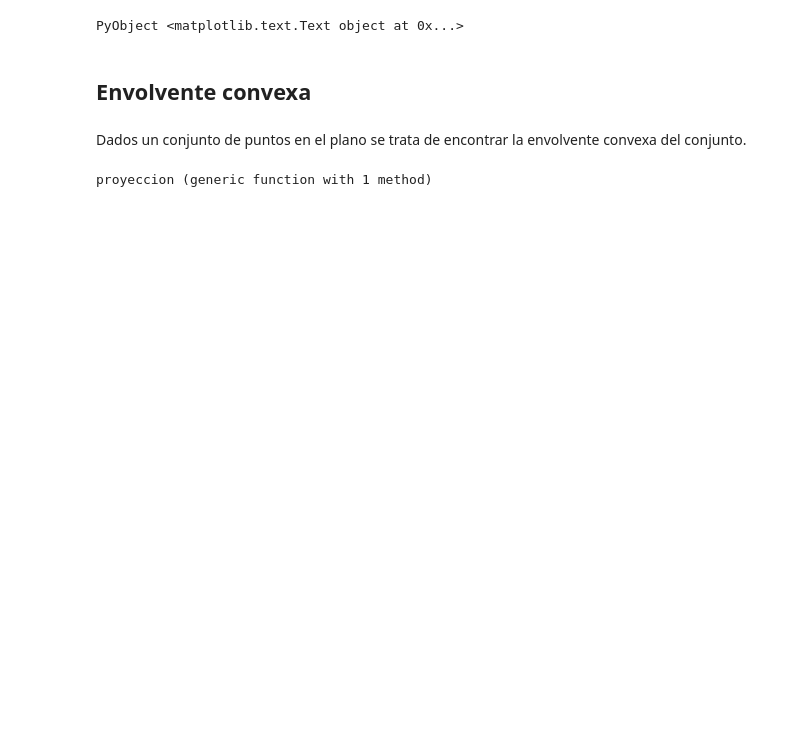
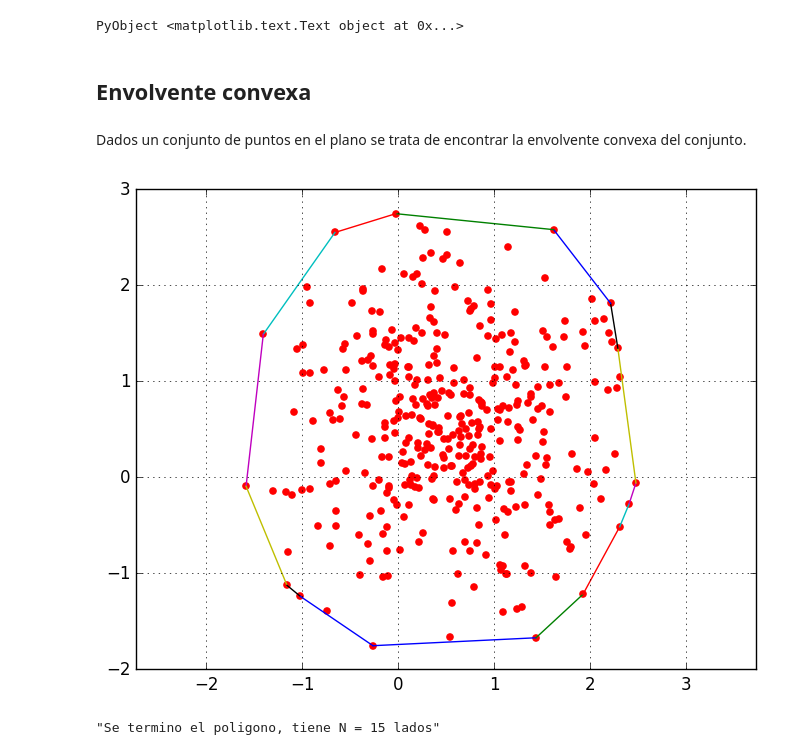
Before and after one commit to nicolasdiazn/2017-1_TS_Pineda, a Jupyter notebook: tareas/T03_diegohdzrjk.ipynb, the cells around one changed output. Cells and saved outputs as stored; diff of their text form; code cells hidden in the pictures; blank space fills up the shorter version.

```diff
--- a/tareas/T03_diegohdzrjk.ipynb
+++ b/tareas/T03_diegohdzrjk.ipynb
@@ -59,50 +59,3 @@ PyObject <matplotlib.text.Text object at 0x...>
 ## Envolvente convexa
 # %% [markdown]
 Dados un conjunto de puntos en el plano se trata de encontrar la envolvente convexa del conjunto.
-# %%
-function proyeccion(v, u)
-    v_uni = v/norm(v)
-    u_uni = u/norm(u)
-    return dot(vec(u_uni),vec(v_uni))
-end
-
-function busca_siguiente(puntos, idx_actual, idx_pasado=-5)
-    N = length(puntos[:,1])
-
-    if idx_pasado != 5
-        arista = puntos[idx_actual]-puntos[idx_pasado]
-    else
-        arista = puntos[idx_actual]-[puntos[idx_actual,2] -puntos[idx_actual,1]]
-    end
-    arista = arista/norm(arista)
-
-    proyecciones = zeros(N)
-    for i in 1:N
-        puntos_normalizados = puntos[i,:] - puntos[idx_actual,:]
-        proyecciones[i] = proyeccion(puntos[idx_actual,:], puntos_normalizados/norm(puntos_normalizados))
-    end
-
-    idx_max = findmax(proyecciones)
-    return idx_max
-end
-
-function poligono_convexo(puntos)
-    N = length(puntos)
-    normas = zeros(N)
-    for i in 1:N
-        normas[i] = norm(puntos[i,:])
-    end
-    idx_sig = findmax(normas)
-    repertorio_idx = []
-    ## encontrar el segundo
-
-
-    while length(find(x -> x==idx_sig, repertorio_idx))==0
-        push!(repertorio_idx, idx_sig)
-        idx_sig = busca_siguiente(puntos, repertorio_idx[end], repertorio_idx[end-1])
-    end
-
-    return repertorio_idx
-end
-# %% [output]
-proyeccion (generic function with 1 method)
@@ -108,0 +180,15 @@ proyeccion (generic function with 1 method)
+# %%
+# Defino el numero de puntos aleatorios en el plano y se crean
+N = 390
+
+theta = rand(N)
+r = 2*rand(N)
+pnts = zeros(2,N)
+for i in 1:N
+    pnts[:,i] = [r[i]*cos(2*pi*theta[i]) , r[i]*sin(2*pi*theta[i])] + rand(2)
+end
+
+poligono(N, pnts)
+# %% [output]
+[figure, added]
+"Se termino el poligono, tiene N = 15 lados"
```
Also changed, not shown: parts of 4 cells of this notebook.
